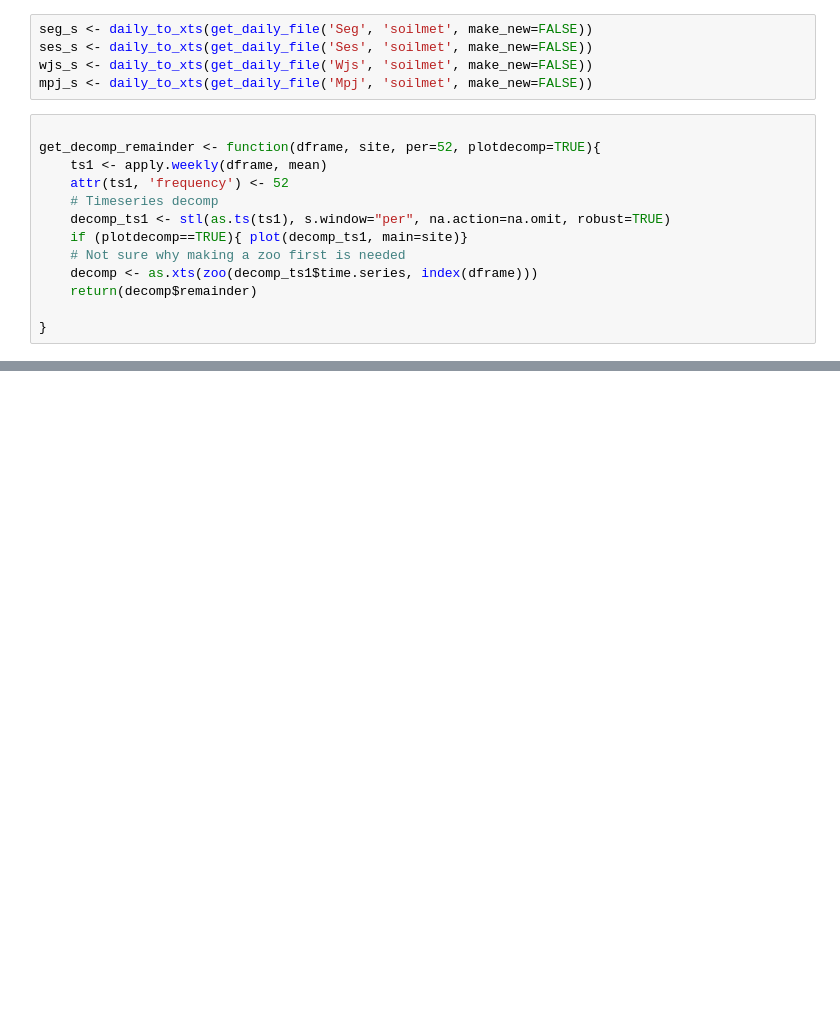
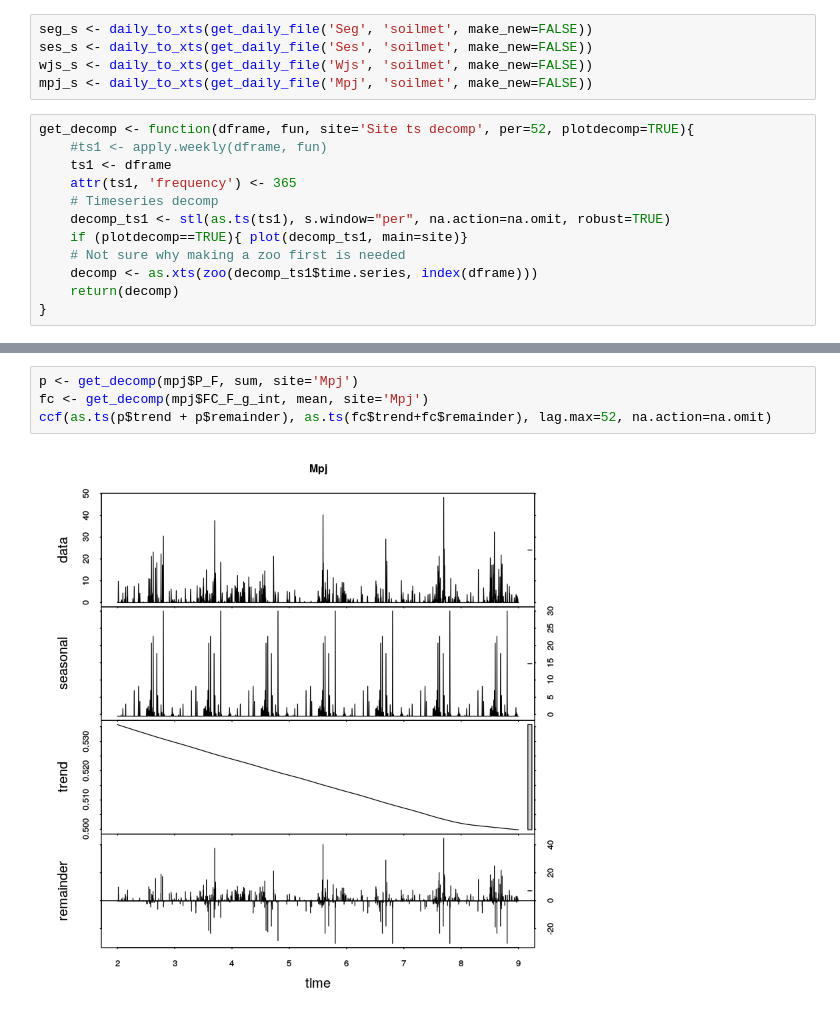
Before and after one commit to gremau/NMEG_seasonality, a Jupyter notebook: lagged_P_SWC_response.ipynb, the cells around one changed output, grey strips where cells are left out. Saved outputs shown, nothing was run; the diff lists cells and outputs as text; blank space fills up the shorter version.

```diff
--- a/lagged_P_SWC_response.ipynb
+++ b/lagged_P_SWC_response.ipynb
@@ -52,15 +12,14 @@ ses_s <- daily_to_xts(get_daily_file('Ses', 'soilmet', make_new=FALSE))
 wjs_s <- daily_to_xts(get_daily_file('Wjs', 'soilmet', make_new=FALSE))
 mpj_s <- daily_to_xts(get_daily_file('Mpj', 'soilmet', make_new=FALSE))
 # %%
-
-get_decomp_remainder <- function(dframe, site, per=52, plotdecomp=TRUE){
-    ts1 <- apply.weekly(dframe, mean)
-    attr(ts1, 'frequency') <- 52
+get_decomp <- function(dframe, fun, site='Site ts decomp', per=52, plotdecomp=TRUE){
+    #ts1 <- apply.weekly(dframe, fun)
+    ts1 <- dframe
+    attr(ts1, 'frequency') <- 365
     # Timeseries decomp
     decomp_ts1 <- stl(as.ts(ts1), s.window="per", na.action=na.omit, robust=TRUE)
     if (plotdecomp==TRUE){ plot(decomp_ts1, main=site)}
     # Not sure why making a zoo first is needed
     decomp <- as.xts(zoo(decomp_ts1$time.series, index(dframe)))
-    return(decomp$remainder)
-
+    return(decomp)
 }
@@ -80,0 +26,6 @@ ccf(as.ts(get_decomp_remainder(mpj_s$mid_swc_interp, 'Mpj')), as.ts(get_decomp_r
+# %%
+p <- get_decomp(mpj$P_F, sum, site='Mpj')
+fc <- get_decomp(mpj$FC_F_g_int, mean, site='Mpj')
+ccf(as.ts(p$trend + p$remainder), as.ts(fc$trend+fc$remainder), lag.max=52, na.action=na.omit)
+# %% [output]
+[figure, added]
```
Also changed, not shown: parts of 7 cells of this notebook.
